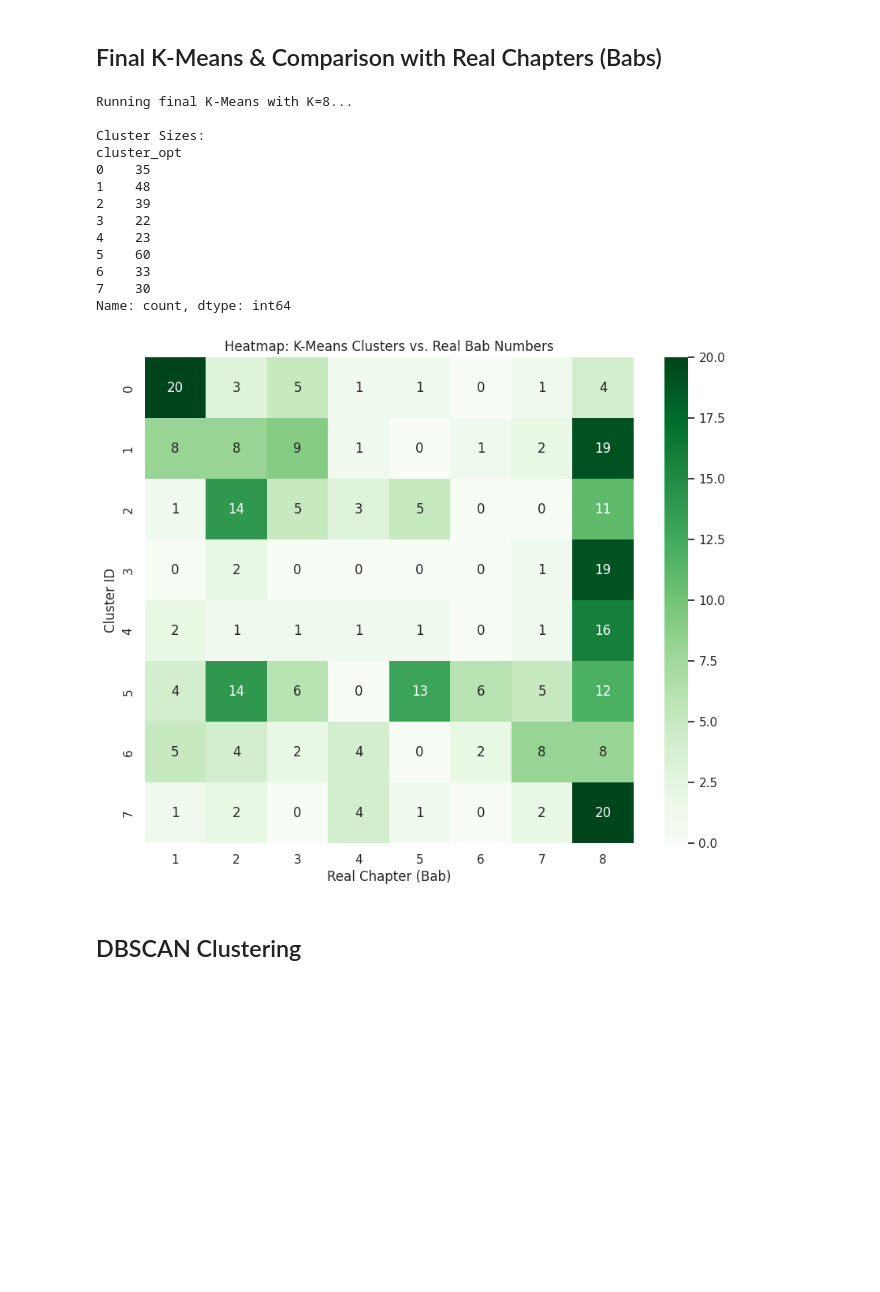
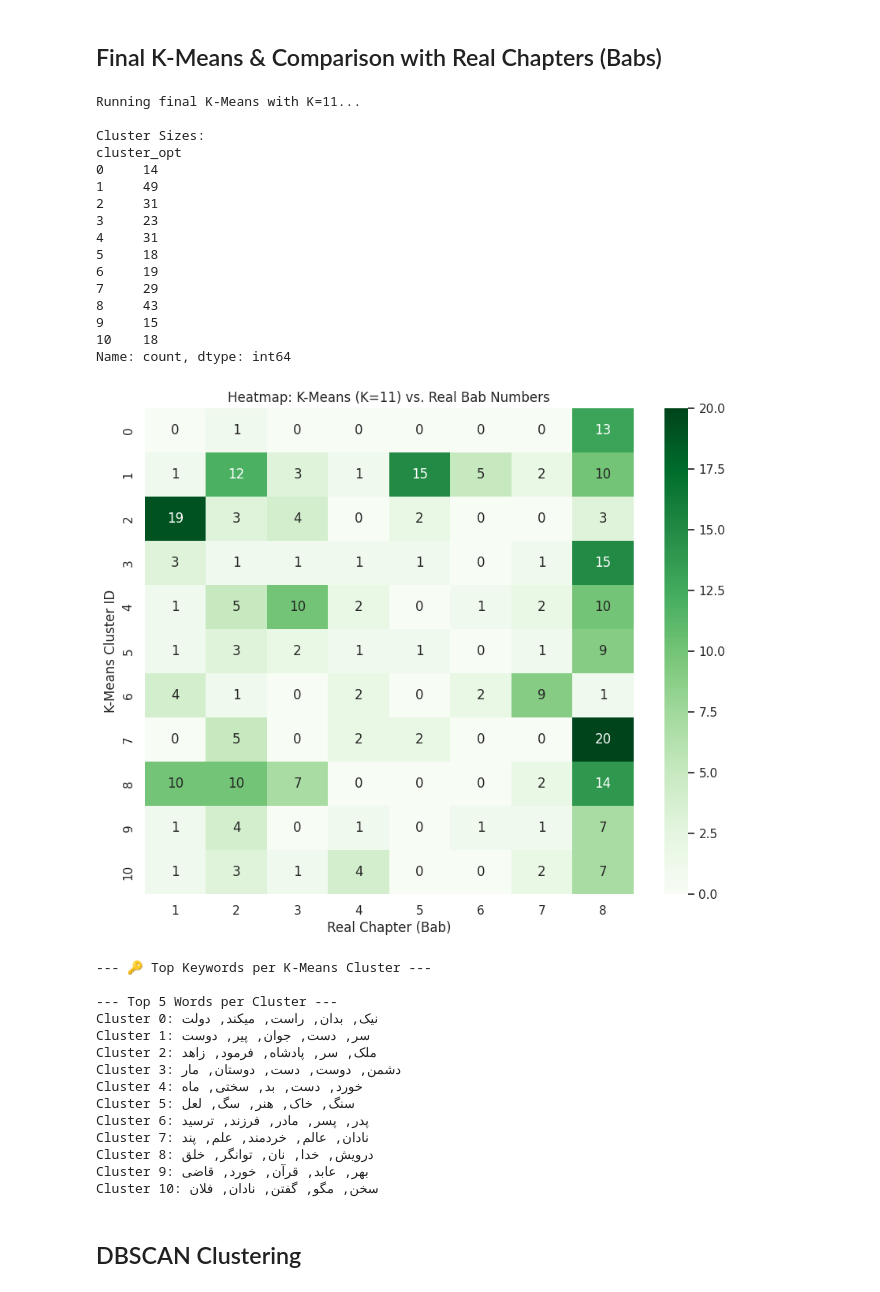
Before and after one commit to MDVR9980/Golestan-Clustering, a Jupyter notebook: main.ipynb, the cells around one changed output. Saved outputs shown, nothing was run; the diff lists cells and outputs as text; code cells hidden in the pictures; blank space fills up the shorter version.

```diff
--- a/main.ipynb
+++ b/main.ipynb
@@ -200,43 +200,67 @@ Running Elbow and Silhouette analysis...
 # %% [markdown]
 ## Final K-Means & Comparison with Real Chapters (Babs)
 # %%
-# Assuming Optimal K is 8 (based on the real number of Babs in Golestan)
-optimal_k = 8
+# --- Final K-Means & Comparison with Real Chapters ---
+
+# Based on Elbow/Silhouette analysis and consistency with DBSCAN, we choose K=11
+# (Note: While Golestan has 8 chapters, semantic analysis suggests 11 distinct topic clusters)
+optimal_k = 11  # <--- Changed from 8 to 11 based on your finding
+
 print(f"\nRunning final K-Means with K={optimal_k}...")
 
 kmeans_opt = KMeans(n_clusters=optimal_k, random_state=42, n_init=20)
 df['cluster_opt'] = kmeans_opt.fit_predict(X_final)
 
 # Check cluster sizes
 print("\nCluster Sizes:")
 print(df['cluster_opt'].value_counts().sort_index())
 
 # Create Confusion Matrix (Crosstab)
-# Compares predicted clusters vs. actual chapters
 crosstab = pd.crosstab(df['cluster_opt'], df['bab'])
 
 # Plot Heatmap
 plt.figure(figsize=(10, 8))
 sns.heatmap(crosstab, annot=True, fmt='d', cmap='Greens')
-plt.title('Heatmap: K-Means Clusters vs. Real Bab Numbers')
+plt.title(f'Heatmap: K-Means (K={optimal_k}) vs. Real Bab Numbers')
 plt.xlabel('Real Chapter (Bab)')
-plt.ylabel('Cluster ID')
+plt.ylabel('K-Means Cluster ID')
 plt.show()
+
+# Extract Keywords for new K=11 clusters
+print("\n--- 🔑 Top Keywords per K-Means Cluster ---")
+get_top_keywords(X_tfidf, df['cluster_opt'], tfidf_vectorizer)
 # %% [output]
-Running final K-Means with K=8...
+Running final K-Means with K=11...
 
 Cluster Sizes:
 cluster_opt
-0    35
-1    48
-2    39
-3    22
-4    23
-5    60
-6    33
-7    30
+0     14
+1     49
+2     31
+3     23
+4     31
+5     18
+6     19
+7     29
+8     43
+9     15
+10    18
 Name: count, dtype: int64
-[figure, old version]
+[figure, new version]
+--- 🔑 Top Keywords per K-Means Cluster ---
+
+--- Top 5 Words per Cluster ---
+Cluster 0: نیک, بدان, راست, میکند, دولت
+Cluster 1: سر, دست, جوان, پیر, دوست
+Cluster 2: ملک, سر, پادشاه, فرمود, زاهد
+Cluster 3: دشمن, دوست, دست, دوستان, مار
+Cluster 4: خورد, دست, بد, سختی, ماه
+Cluster 5: سنگ, خاک, هنر, سگ, لعل
+Cluster 6: پدر, پسر, مادر, فرزند, ترسید
+Cluster 7: نادان, عالم, خردمند, علم, پند
+Cluster 8: درویش, خدا, نان, توانگر, خلق
+Cluster 9: بهر, عابد, قرآن, خورد, قاضی
+Cluster 10: سخن, مگو, گفتن, نادان, فلان
 # %% [markdown]
 ## DBSCAN Clustering
 # %%
```
Also changed, not shown: 4 other files.
